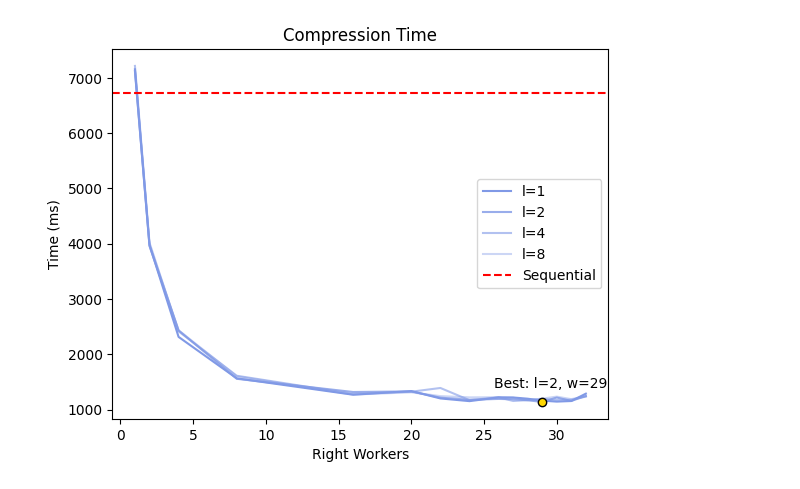
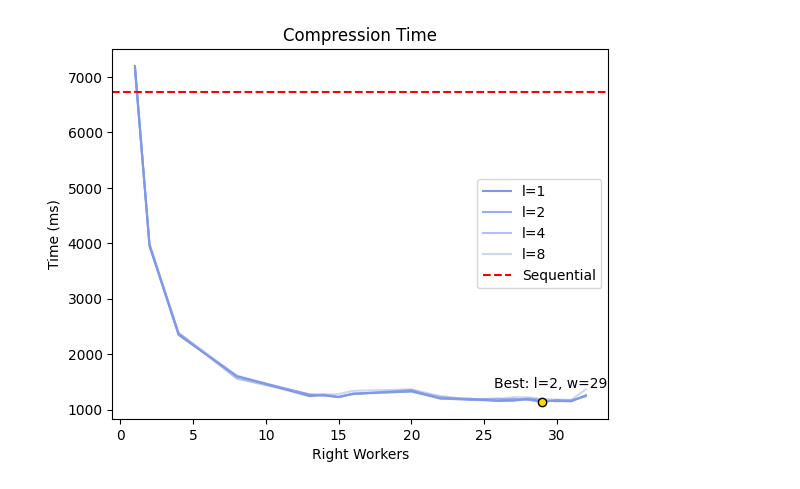
Before and after one commit to lavo2/spm, a Jupyter notebook: proj/pyScript/plots.ipynb, the cells around one changed output. Drawn from its saved outputs; the diff is of its cells as text; code cells hidden in the pictures.

```diff
--- a/proj/pyScript/plots.ipynb
+++ b/proj/pyScript/plots.ipynb
@@ -1,3 +1,5 @@
 # %%
-ff_file_path = '/Users/lavo/Desktop/Projects/spm/proj/log/log/ff/output_128_ff_16567.txt'
-seq_file_path = '/Users/lavo/Desktop/Projects/spm/proj/log/log/seq/output_100s_seq_15936.txt'
+#ff_file_path = '/Users/lavo/Desktop/Projects/spm/proj/log/log/ff/output_128_ff_16567.txt'
+ff_file_path = '/Users/lavo/Desktop/Projects/spm/proj/log/log/ff/ff4.txt'
+ff_file_path_2 = '/Users/lavo/Desktop/Projects/spm/proj/log/log/ff/ff5.txt'
+ff_file_path_3 = '/Users/lavo/Desktop/Projects/spm/proj/log/log/ff/ff6.txt'
@@ -40,10 +36,6 @@ def parse_fastflow_file(filepath):
     return compression_results, decompression_results
 
 # Example usage
-ff_file_path = '/Users/lavo/Desktop/Projects/spm/proj/log/log/ff/output_128_ff_16567.txt'
-compression_results, decompression_results = parse_fastflow_file(ff_file_path)
-
-# Accessing all the elements of compression for l=1 to obtain a list of times
-l_value = 1
-compression_times_for_l = [time for w, time in compression_results.get(l_value, [])]
-print(f"Compression times for l={l_value}: {compression_times_for_l}")
+compression_results1, decompression_results1 = parse_fastflow_file(ff_file_path)
+compression_results2, decompression_results2 = parse_fastflow_file(ff_file_path_2)
+compression_results3, decompression_results3 = parse_fastflow_file(ff_file_path_3)
@@ -55,0 +46,14 @@ print(compression_results)
+# %%
+average_compression_results = {}
+
+for l in compression_results1:
+    average_compression_results[l] = []
+    for i in range(len(compression_results1[l])):
+        average_compression_results[l].append((compression_results1[l][i][0], (compression_results1[l][i][1] + compression_results2[l][i][1] + compression_results3[l][i][1])/3))
+# %%
+print('Compression results:')
+for l in average_compression_results:
+    print(f'l = {l}')
+    for w, time in average_compression_results[l]:
+        print(f'w = {w}, time = {time}')
+    print()
@@ -71,32 +93,32 @@ fig, ax = plt.subplots()
 
 # Variables to track the best point
 best_time = float('inf')
 best_l = None
 best_w = None
 
-for i, (l, results) in enumerate(compression_results.items()):
+for i, (l, results) in enumerate(average_compression_results.items()):
     ws, times = zip(*results)
     opacity = 1 - (i * 0.2)  # Adjust opacity for each l
     color_with_opacity = adjust_opacity(base_color, opacity)
     ax.plot(ws, times, label=f"l={l}", color=color_with_opacity)
 
     # Find the best point
     min_time = min(times)
     if min_time < best_time:
         best_time = min_time
         best_l = l
         best_w = ws[times.index(min_time)]
 
 # Highlight the best point
 ax.scatter(best_w, best_time, color='gold', edgecolor='black', zorder=5)
 ax.annotate(f"Best: l={best_l}, w={best_w}", (best_w, best_time), textcoords="offset points", xytext=(6,10), ha='center')
 
 ax.axhline(y=sequential_time_comp, color='r', linestyle='--', label='Sequential')
 
 ax.set_xlabel("Right Workers")
 ax.set_ylabel("Time (ms)")
 ax.set_title("Compression Time")
 ax.legend()
 plt.show()
 # %% [output]
-[figure, old version]
+[figure, new version]
```
Also changed, not shown: parts of 22 cells of this notebook, 12 other files.
